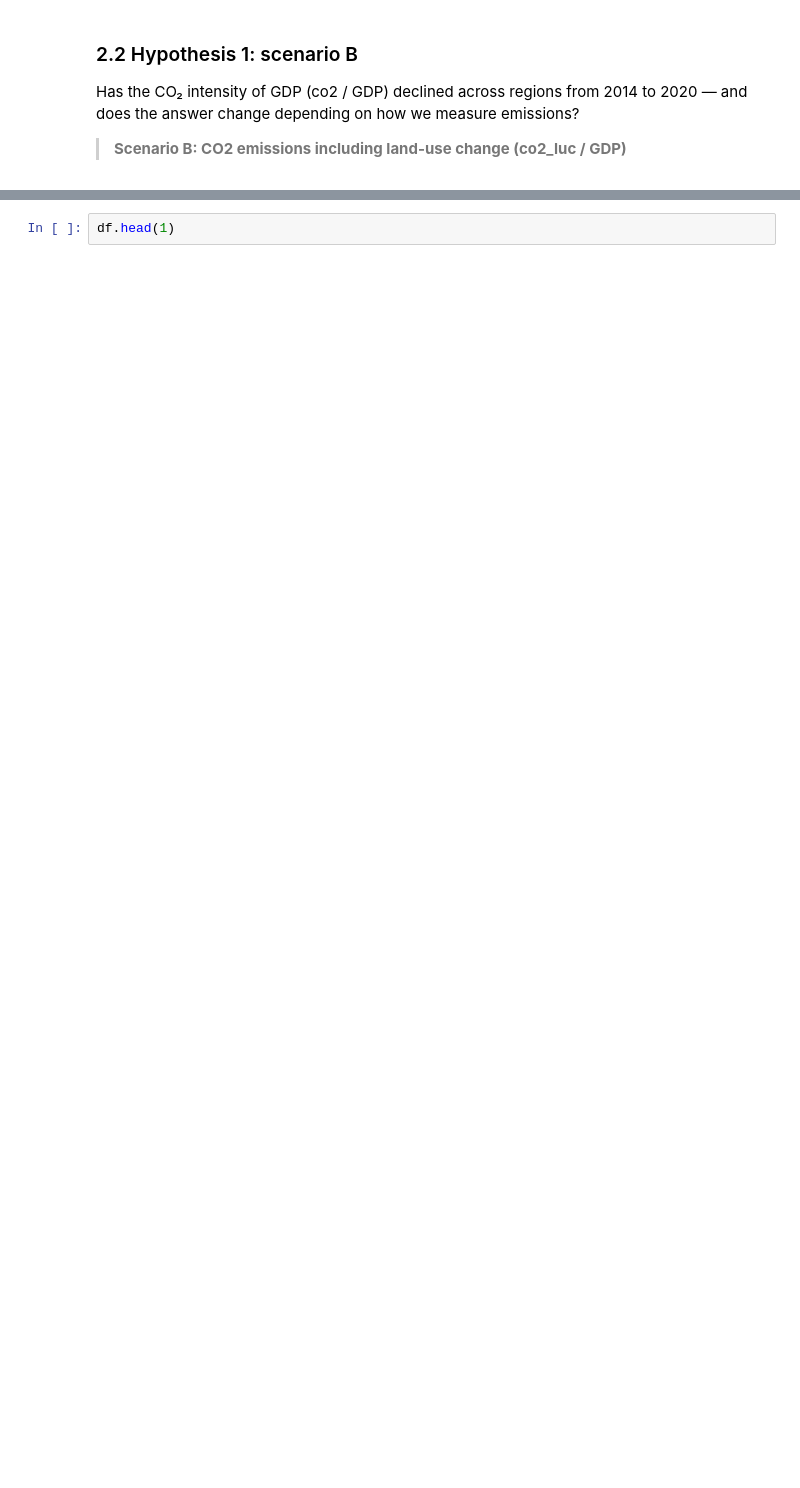
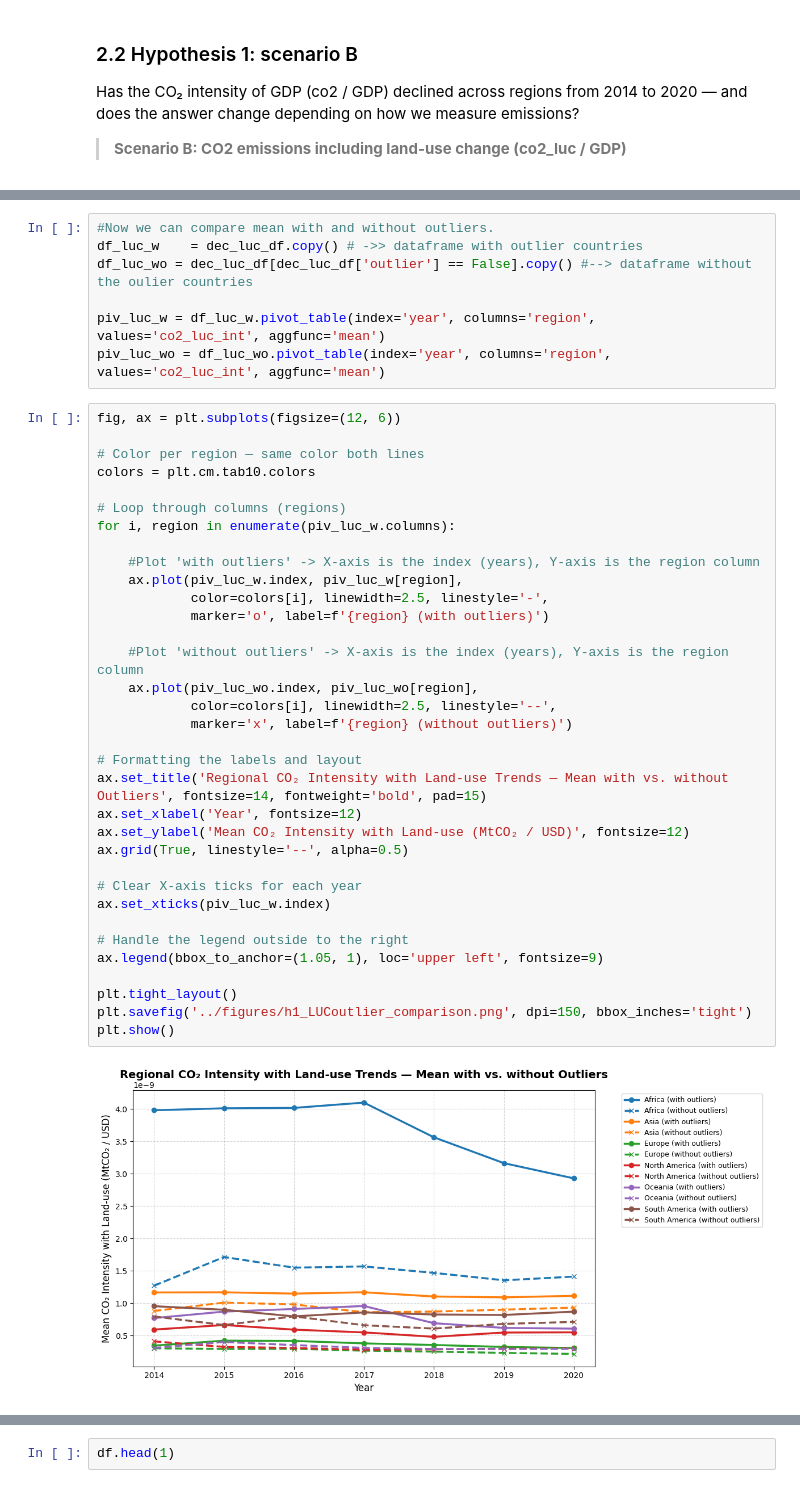
Before and after one commit to cadiyubu/first_project, a Jupyter notebook: notebooks/eda_hypothesis_testing_Diana.ipynb, the cells around one changed output, grey strips where cells are left out. Drawn from its saved outputs; the diff is of its cells as text; blank space fills up the shorter version.

```diff
--- a/notebooks/eda_hypothesis_testing_Diana.ipynb
+++ b/notebooks/eda_hypothesis_testing_Diana.ipynb
@@ -443,0 +510,43 @@ Where renewable energy adoption has grown, has CO₂ intensity actually fallen
+# %%
+#Now we can compare mean with and without outliers.
+df_luc_w    = dec_luc_df.copy() # ->> dataframe with outlier countries
+df_luc_wo = dec_luc_df[dec_luc_df['outlier'] == False].copy() #--> dataframe without the oulier countries
+
+piv_luc_w = df_luc_w.pivot_table(index='year', columns='region', values='co2_luc_int', aggfunc='mean')
+piv_luc_wo = df_luc_wo.pivot_table(index='year', columns='region', values='co2_luc_int', aggfunc='mean')
+# %%
+fig, ax = plt.subplots(figsize=(12, 6))
+
+# Color per region — same color both lines
+colors = plt.cm.tab10.colors
+
+# Loop through columns (regions)
+for i, region in enumerate(piv_luc_w.columns):
+
+    #Plot 'with outliers' -> X-axis is the index (years), Y-axis is the region column
+    ax.plot(piv_luc_w.index, piv_luc_w[region],
+            color=colors[i], linewidth=2.5, linestyle='-',
+            marker='o', label=f'{region} (with outliers)')
+
+    #Plot 'without outliers' -> X-axis is the index (years), Y-axis is the region column
+    ax.plot(piv_luc_wo.index, piv_luc_wo[region],
+            color=colors[i], linewidth=2.5, linestyle='--',
+            marker='x', label=f'{region} (without outliers)')
+
+# Formatting the labels and layout
+ax.set_title('Regional CO₂ Intensity with Land-use Trends — Mean with vs. without Outliers', fontsize=14, fontweight='bold', pad=15)
+ax.set_xlabel('Year', fontsize=12)
+ax.set_ylabel('Mean CO₂ Intensity with Land-use (MtCO₂ / USD)', fontsize=12)
+ax.grid(True, linestyle='--', alpha=0.5)
+
+# Clear X-axis ticks for each year
+ax.set_xticks(piv_luc_w.index)
+
+# Handle the legend outside to the right
+ax.legend(bbox_to_anchor=(1.05, 1), loc='upper left', fontsize=9)
+
+plt.tight_layout()
+plt.savefig('../figures/h1_LUCoutlier_comparison.png', dpi=150, bbox_inches='tight')
+plt.show()
+# %% [output]
+[figure, added]
```
Also changed, not shown: parts of 39 cells of this notebook, 4 other files.
